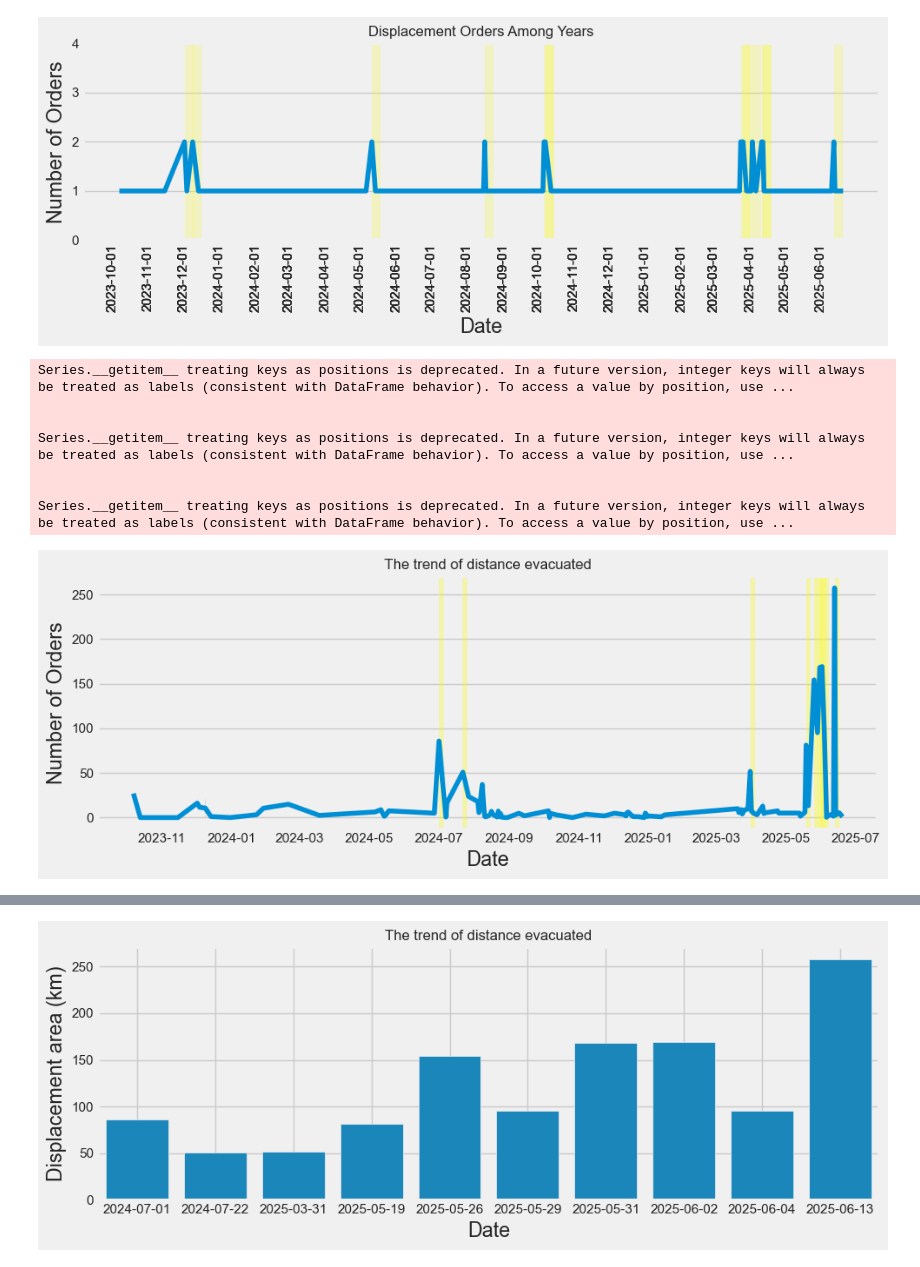
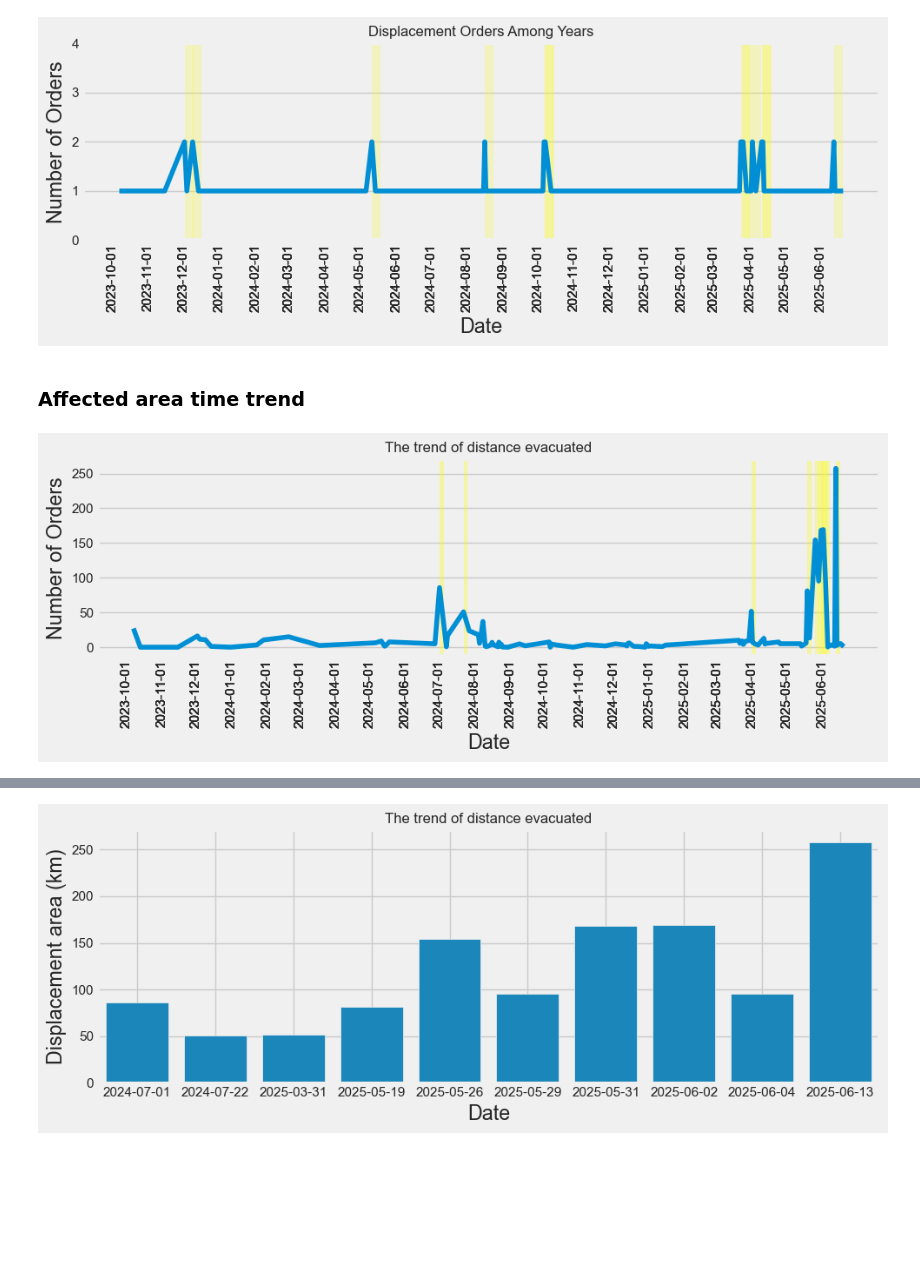
Before and after one commit to MIT-Emerging-Talent/ET6-CDSP-group-03-repo, a Jupyter notebook: 3_data_exploration/notebooks/displacement_orders_EDA.ipynb, the cells around one changed output, grey strips where cells are left out. Cells and saved outputs as stored; diff of their text form; code cells hidden in the pictures; blank space fills up the shorter version.

```diff
--- a/3_data_exploration/notebooks/displacement_orders_EDA.ipynb
+++ b/3_data_exploration/notebooks/displacement_orders_EDA.ipynb
@@ -149,32 +97,28 @@ with plt.style.context("fivethirtyeight"):
     plt.show()
 # %% [output]
 [figure]
+# %% [markdown]
+### Affected area time trend
 # %%
 y_max = gazamap_data.area_sq_km_displacement.max()
 most_displacement_areas = []
 with plt.style.context("fivethirtyeight"):
     fig, ax = plt.subplots(nrows=1, figsize=(10, 4))
     for row in gazamap_data.iterrows():
-        if row[1][9] >= 50:
+        if row[1][9] >= 50:  # putting a threshold with 50 km distance of evacuation
             plt.axvspan(
                 row[1][1], row[1][1] + pd.DateOffset(days=3), color="yellow", alpha=0.3
             )
             most_displacement_areas.append(row[1][1])
 
     sns.lineplot(data=gazamap_data, x="date", y="area_sq_km_displacement", ax=ax)
     plt.title("The trend of distance evacuated", fontsize=12)
     plt.xlabel("Date")
     plt.ylabel("Number of Orders")
     # plt.yticks(range(0, int(y_max) + 3))
+    plt.xticks(dates, rotation="vertical")
     plt.grid(axis="x")
     plt.tight_layout()
     plt.show()
 # %% [output]
-Series.__getitem__ treating keys as positions is deprecated. In a future version, integer keys will always be treated as labels (consistent with DataFrame behavior). To access a value by position, use ...
-
-
-Series.__getitem__ treating keys as positions is deprecated. In a future version, integer keys will always be treated as labels (consistent with DataFrame behavior). To access a value by position, use ...
-
-
-Series.__getitem__ treating keys as positions is deprecated. In a future version, integer keys will always be treated as labels (consistent with DataFrame behavior). To access a value by position, use ...
-[figure, old version]
+[figure, new version]
```
Also changed, not shown: parts of 23 cells of this notebook.
